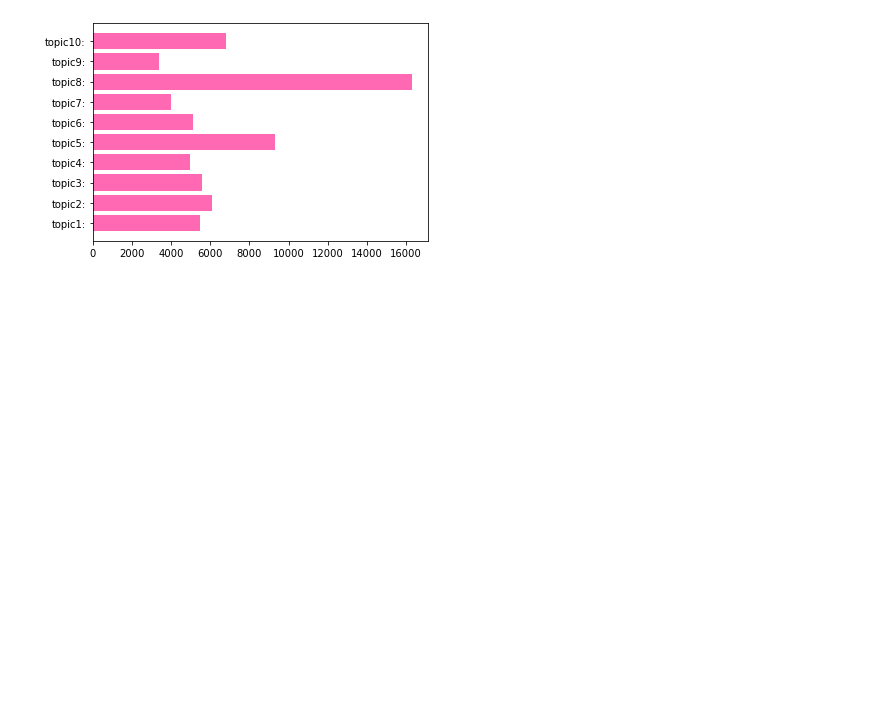
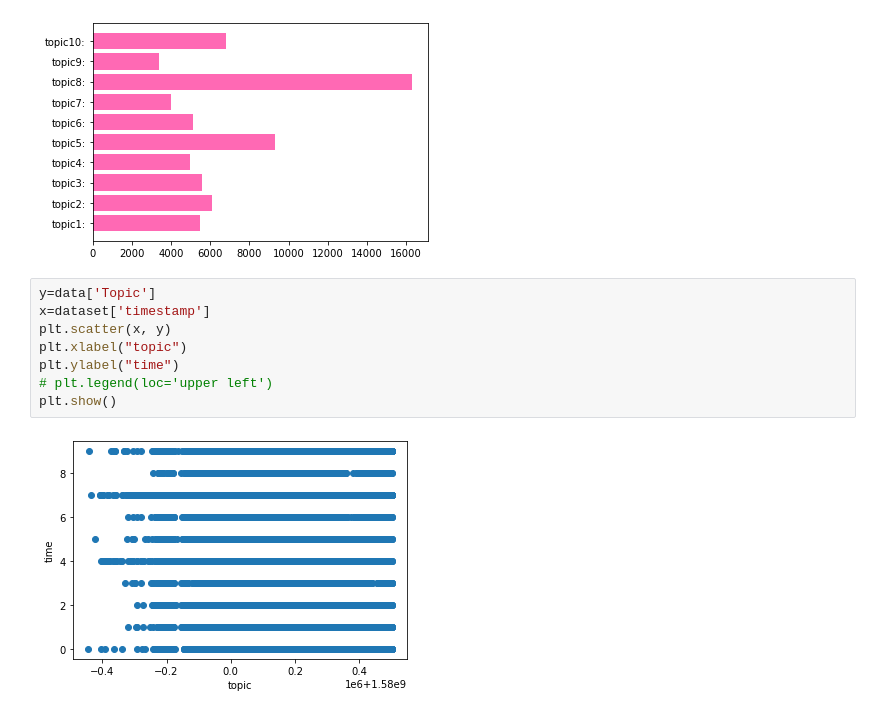
Before and after one commit to DaryaZareM/Twitter-topic-modeling, a Jupyter notebook: code.ipynb, the cells around one changed output. Saved outputs shown, nothing was run; the diff lists cells and outputs as text; blank space fills up the shorter version.

Commit message:
time

```diff
--- a/code.ipynb
+++ b/code.ipynb
@@ -423,3 +423,13 @@ plt.barh(x, y,color = "hotpink")
 plt.show()
 # %% [output]
 [figure]
+# %%
+y=data['Topic']
+x=dataset['timestamp']
+plt.scatter(x, y)
+plt.xlabel("topic")
+plt.ylabel("time")
+# plt.legend(loc='upper left')
+plt.show()
+# %% [output]
+[figure, added]
```
Also changed, not shown: parts of 2 cells of this notebook, 3 other files.
